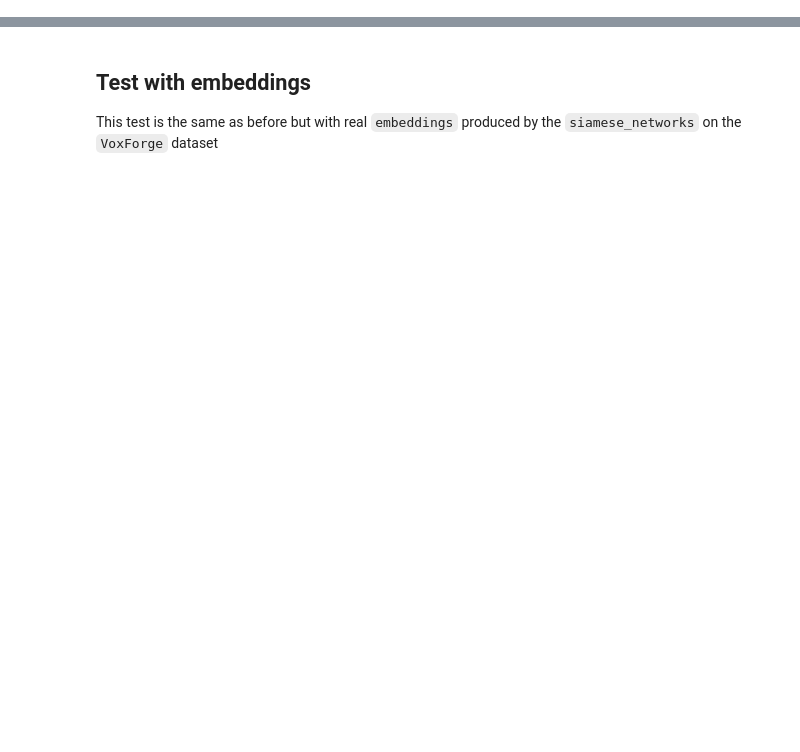
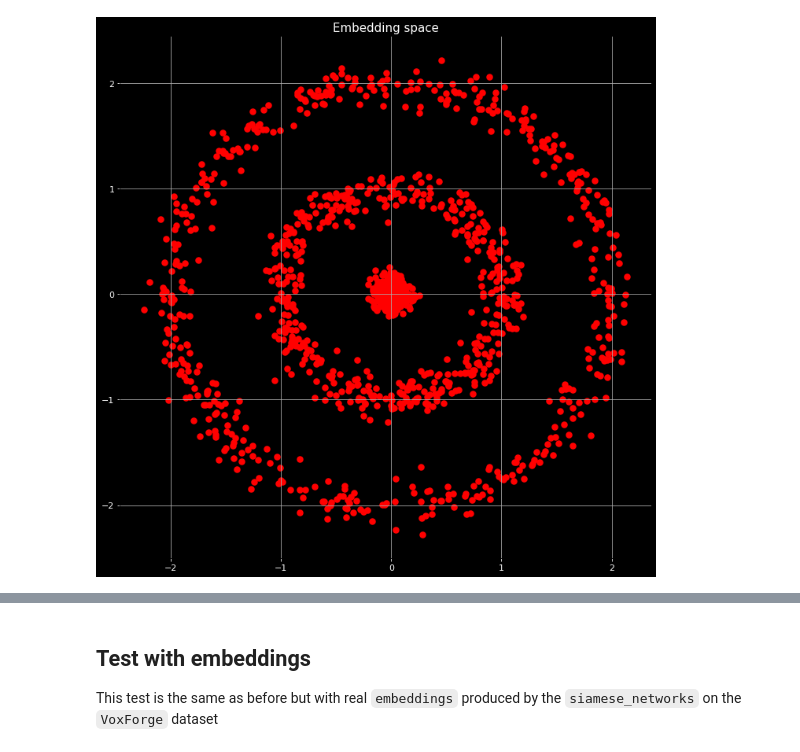
Before and after one commit to yui-mhcp/data_processing, a Jupyter notebook: example_clustering.ipynb, the cells around one changed output, grey strips where cells are left out. Drawn from its saved outputs; the diff is of its cells as text; code cells hidden in the pictures; blank space fills up the shorter version.

```diff
--- a/example_clustering.ipynb
+++ b/example_clustering.ipynb
@@ -75,0 +131,11 @@ Accuracy (mean : 100.00) : [1.0, 1.0, 1.0, 1.0, 1.0, 1.0, 1.0]
+# %%
+n_points, embedding_dim, n_circles = 1500, 2, 3
+thetas = np.random.uniform(0, 2 * np.pi, n_points)
+
+circles_x = (
+    np.array([np.cos(thetas), np.sin(thetas)]) * (np.random.randint(n_circles, size = n_points) + 0.1 * np.random.randn(n_points))
+).T
+
+plot_embedding(circles_x)
+# %% [output]
+[figure, added]
```
Also changed, not shown: parts of 24 cells of this notebook, 16 other files.
